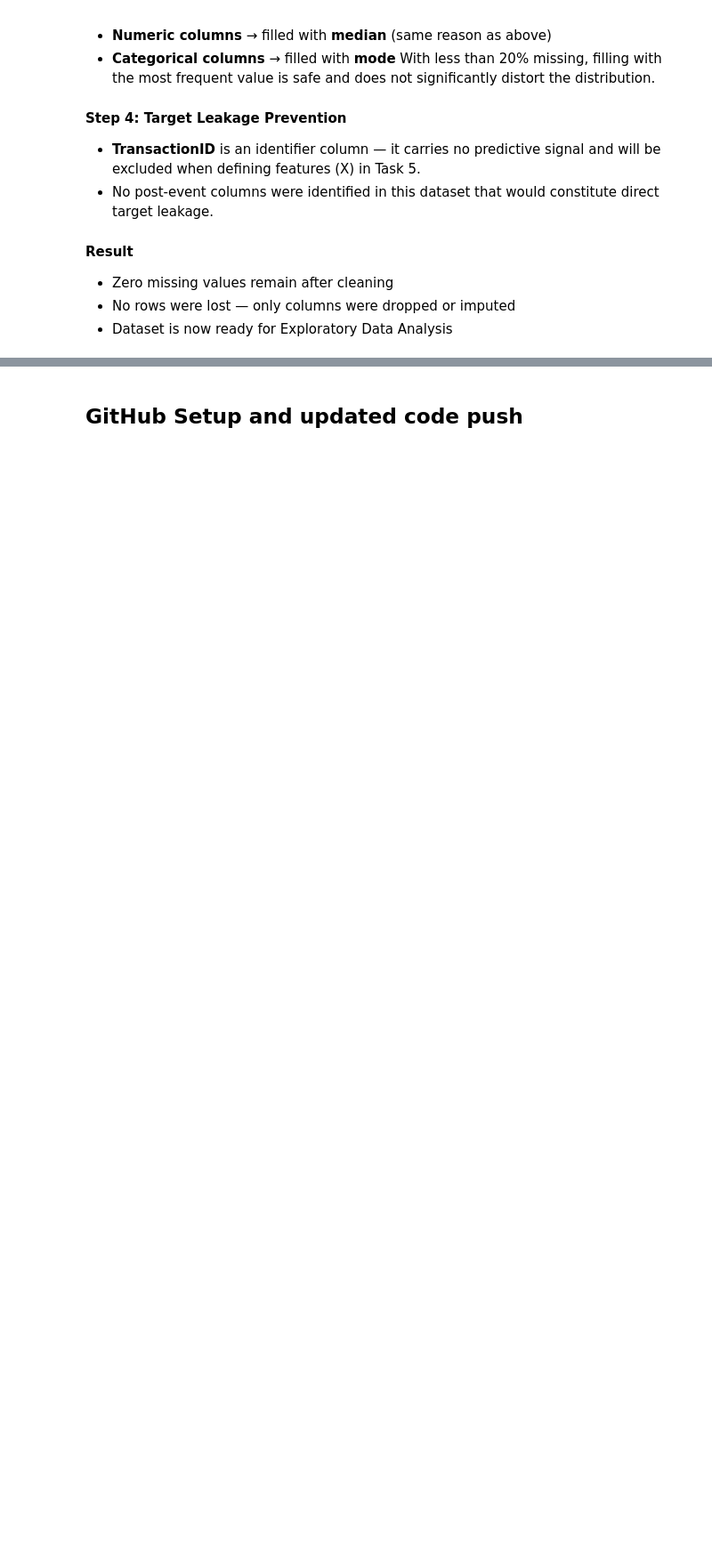
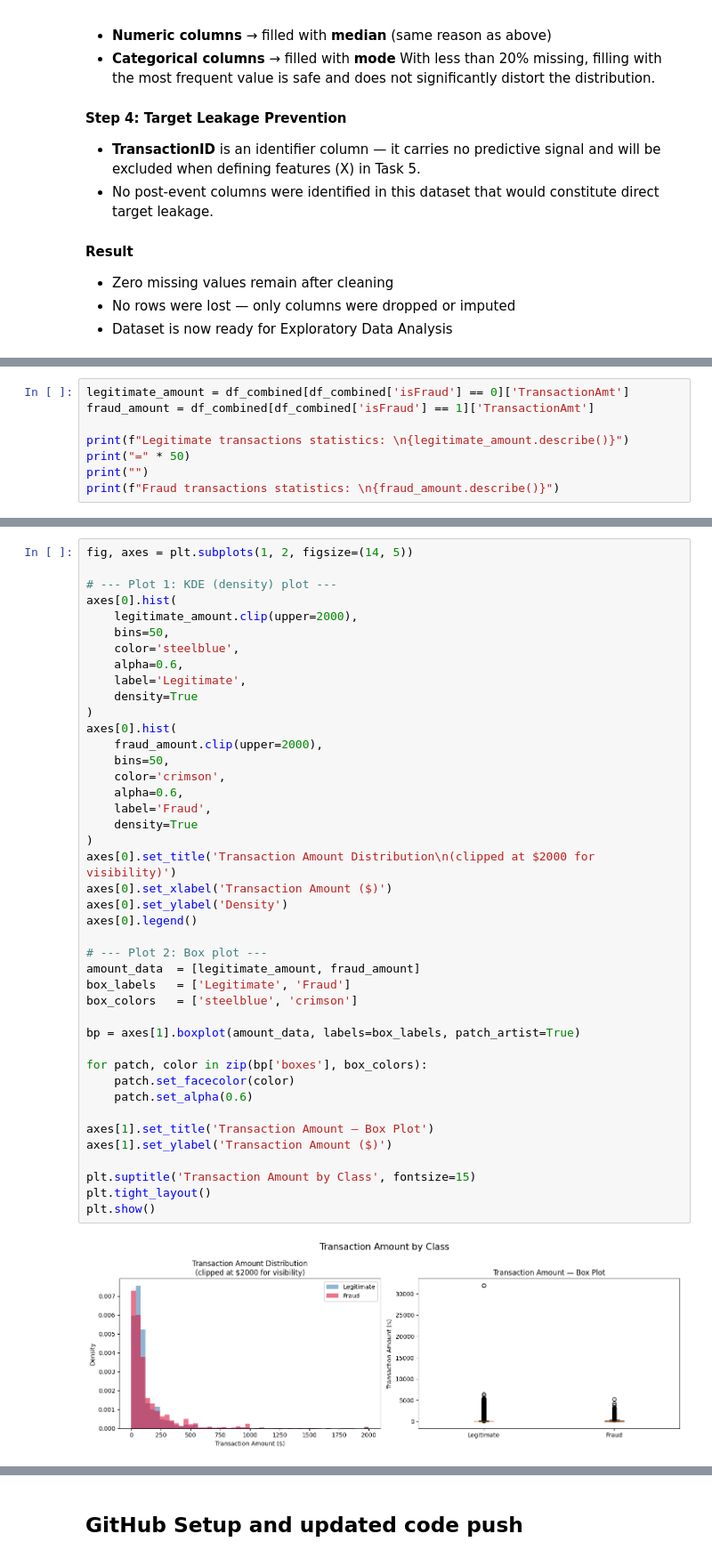
Before and after one commit to Thedeadman0612/TrustCart, a Jupyter notebook: phase1/notebooks/phase1_transaction_risk.ipynb, the cells around one changed output, grey strips where cells are left out. Shown at 89% size. Cells and saved outputs as stored; diff of their text form; blank space fills up the shorter version.

```diff
--- a/phase1/notebooks/phase1_transaction_risk.ipynb
+++ b/phase1/notebooks/phase1_transaction_risk.ipynb
@@ -834,0 +919,8 @@ artificial data, which introduces more noise than signal into the model.
+# %%
+legitimate_amount = df_combined[df_combined['isFraud'] == 0]['TransactionAmt']
+fraud_amount = df_combined[df_combined['isFraud'] == 1]['TransactionAmt']
+
+print(f"Legitimate transactions statistics: \n{legitimate_amount.describe()}")
+print("=" * 50)
+print("")
+print(f"Fraud transactions statistics: \n{fraud_amount.describe()}")
@@ -834,0 +947,44 @@ artificial data, which introduces more noise than signal into the model.
+# %%
+fig, axes = plt.subplots(1, 2, figsize=(14, 5))
+
+# --- Plot 1: KDE (density) plot ---
+axes[0].hist(
+    legitimate_amount.clip(upper=2000),
+    bins=50,
+    color='steelblue',
+    alpha=0.6,
+    label='Legitimate',
+    density=True
+)
+axes[0].hist(
+    fraud_amount.clip(upper=2000),
+    bins=50,
+    color='crimson',
+    alpha=0.6,
+    label='Fraud',
+    density=True
+)
+axes[0].set_title('Transaction Amount Distribution\n(clipped at $2000 for visibility)')
+axes[0].set_xlabel('Transaction Amount ($)')
+axes[0].set_ylabel('Density')
+axes[0].legend()
+
+# --- Plot 2: Box plot ---
+amount_data  = [legitimate_amount, fraud_amount]
+box_labels   = ['Legitimate', 'Fraud']
+box_colors   = ['steelblue', 'crimson']
+
+bp = axes[1].boxplot(amount_data, labels=box_labels, patch_artist=True)
+
+for patch, color in zip(bp['boxes'], box_colors):
+    patch.set_facecolor(color)
+    patch.set_alpha(0.6)
+
+axes[1].set_title('Transaction Amount — Box Plot')
+axes[1].set_ylabel('Transaction Amount ($)')
+
+plt.suptitle('Transaction Amount by Class', fontsize=15)
+plt.tight_layout()
+plt.show()
+# %% [output]
+[figure, added]
```
Also changed, not shown: parts of 11 cells of this notebook.
